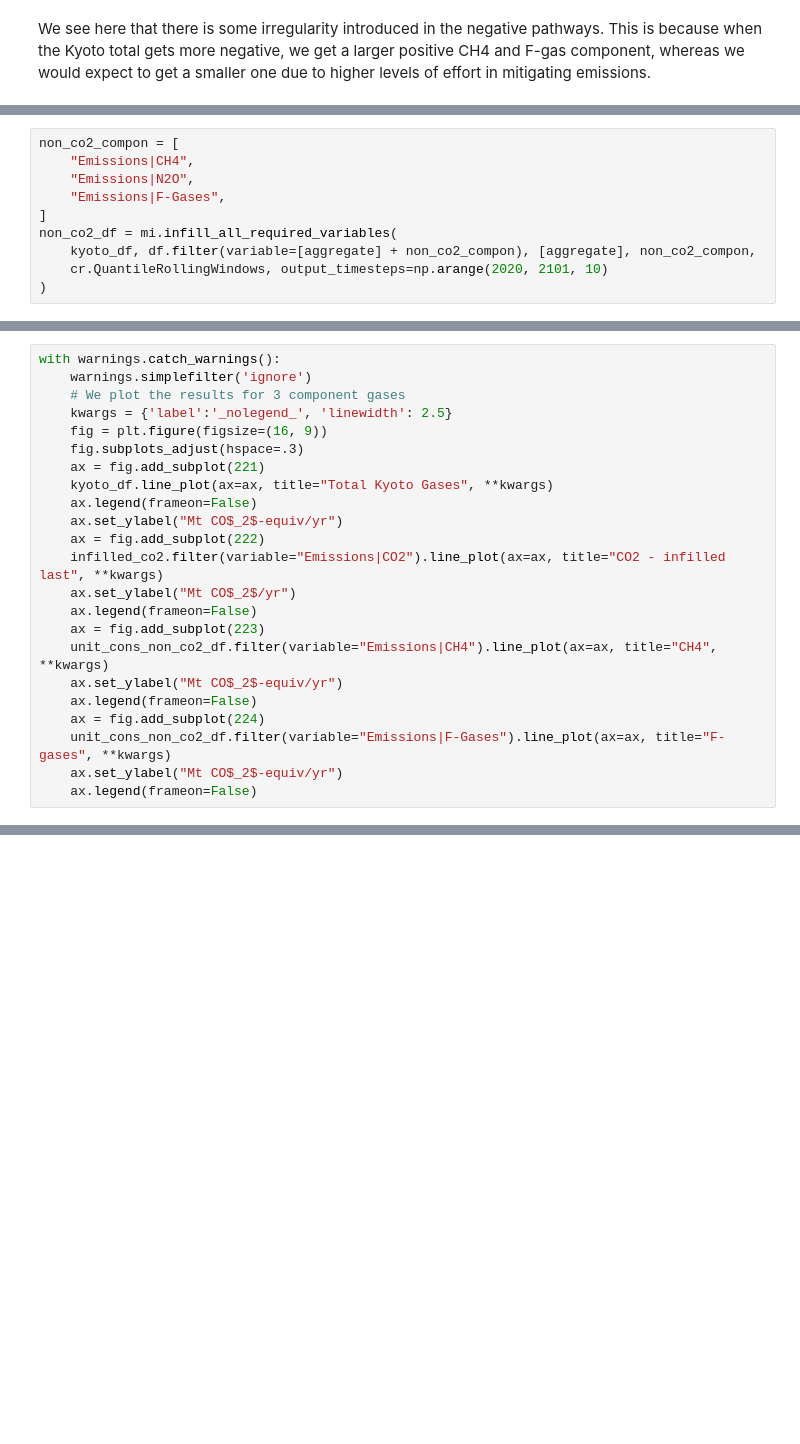
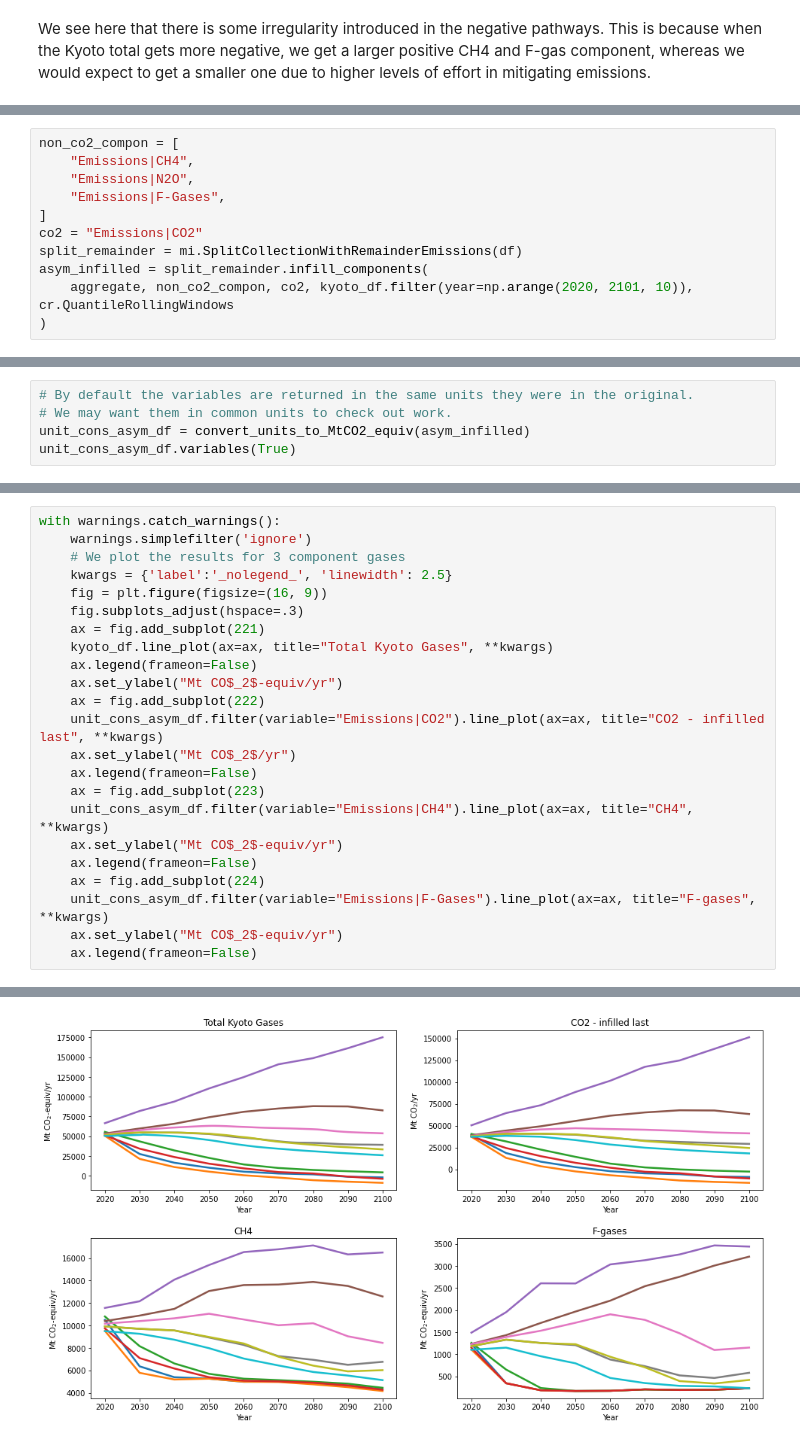
Before and after one commit to GranthamImperial/silicone_examples, a Jupyter notebook: notebooks/Split_up_kyoto_gases.ipynb, the cells around one changed output, grey strips where cells are left out. Cells and saved outputs as stored; diff of their text form; blank space fills up the shorter version.

Commit message:
Updated split_up_kyoto to include remainder mi

```diff
--- a/notebooks/Split_up_kyoto_gases.ipynb
+++ b/notebooks/Split_up_kyoto_gases.ipynb
@@ -144,7 +166,8 @@ non_co2_compon = [
     "Emissions|N2O",
     "Emissions|F-Gases",
 ]
-non_co2_df = mi.infill_all_required_variables(
-    kyoto_df, df.filter(variable=[aggregate] + non_co2_compon), [aggregate], non_co2_compon,
-    cr.QuantileRollingWindows, output_timesteps=np.arange(2020, 2101, 10)
+co2 = "Emissions|CO2"
+split_remainder = mi.SplitCollectionWithRemainderEmissions(df)
+asym_infilled = split_remainder.infill_components(
+    aggregate, non_co2_compon, co2, kyoto_df.filter(year=np.arange(2020, 2101, 10)), cr.QuantileRollingWindows
 )
@@ -158,0 +182,5 @@ infilled_co2.data
+# %%
+# By default the variables are returned in the same units they were in the original.
+# We may want them in common units to check out work.
+unit_cons_asym_df = convert_units_to_MtCO2_equiv(asym_infilled)
+unit_cons_asym_df.variables(True)
@@ -168,14 +204,15 @@ with warnings.catch_warnings():
     ax.legend(frameon=False)
     ax.set_ylabel("Mt CO$_2$-equiv/yr")
     ax = fig.add_subplot(222)
-    infilled_co2.filter(variable="Emissions|CO2").line_plot(ax=ax, title="CO2 - infilled last", **kwargs)
+    unit_cons_asym_df.filter(variable="Emissions|CO2").line_plot(ax=ax, title="CO2 - infilled last", **kwargs)
     ax.set_ylabel("Mt CO$_2$/yr")
     ax.legend(frameon=False)
     ax = fig.add_subplot(223)
-    unit_cons_non_co2_df.filter(variable="Emissions|CH4").line_plot(ax=ax, title="CH4", **kwargs)
+    unit_cons_asym_df.filter(variable="Emissions|CH4").line_plot(ax=ax, title="CH4", **kwargs)
     ax.set_ylabel("Mt CO$_2$-equiv/yr")
     ax.legend(frameon=False)
     ax = fig.add_subplot(224)
-    unit_cons_non_co2_df.filter(variable="Emissions|F-Gases").line_plot(ax=ax, title="F-gases", **kwargs)
+    unit_cons_asym_df.filter(variable="Emissions|F-Gases").line_plot(ax=ax, title="F-gases", **kwargs)
     ax.set_ylabel("Mt CO$_2$-equiv/yr")
     ax.legend(frameon=False)
+# %% [output]
@@ -182,2 +223,3 @@ with warnings.catch_warnings():
+[figure, added]
 # %%
 # Check that the infilling correctly matches the Kyoto total:
```
Also changed, not shown: parts of 14 cells of this notebook.
